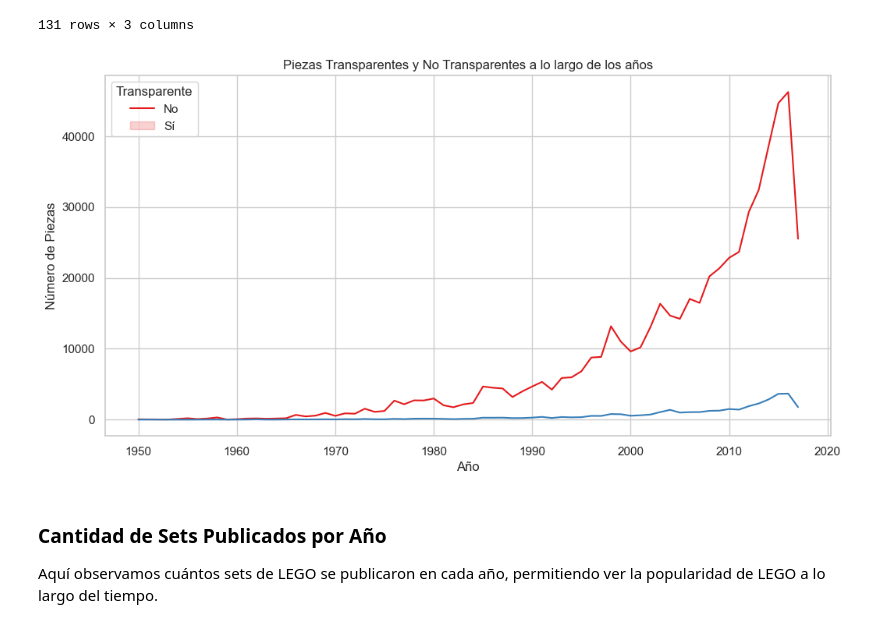
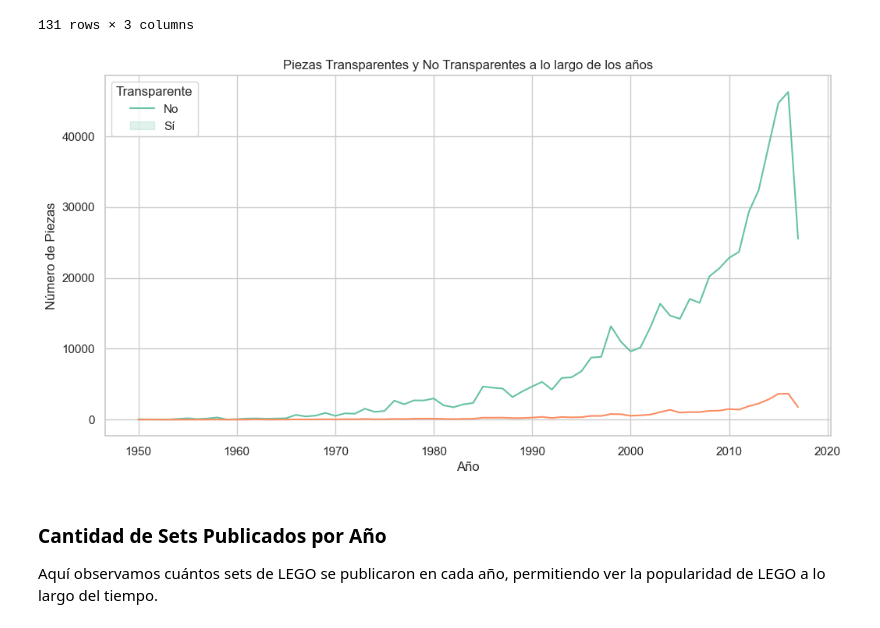
Before and after one commit to S-Elechiguerra/Lego_SQL, a Jupyter notebook: lego_project_main.ipynb, the cells around one changed output. Saved outputs shown, nothing was run; the diff lists cells and outputs as text; code cells hidden in the pictures.

```diff
--- a/lego_project_main.ipynb
+++ b/lego_project_main.ipynb
@@ -146,14 +147,14 @@ trans_parts_by_year
 # %%
 # Gráfico de líneas - Piezas transparentes y no transparentes a lo largo de los años
 plt.figure(figsize=(12,6))
-sns.lineplot(x='published_year', y='total_pieces', hue='is_trans', data=trans_parts_by_year, palette='Set1')
+sns.lineplot(x='published_year', y='total_pieces', hue='is_trans', data=trans_parts_by_year, palette='Set2')
 plt.title('Piezas Transparentes y No Transparentes a lo largo de los años')
 plt.xlabel('Año')
 plt.ylabel('Número de Piezas')
 plt.legend(title='Transparente', labels=['No', 'Sí'])
 plt.show()
 # %% [output]
-[figure, old version]
+[figure, new version]
 # %% [markdown]
 ### Cantidad de Sets Publicados por Año
 Aquí observamos cuántos sets de LEGO se publicaron en cada año, permitiendo ver la popularidad de LEGO a lo largo del tiempo.
```
Also changed, not shown: parts of 18 cells of this notebook.
